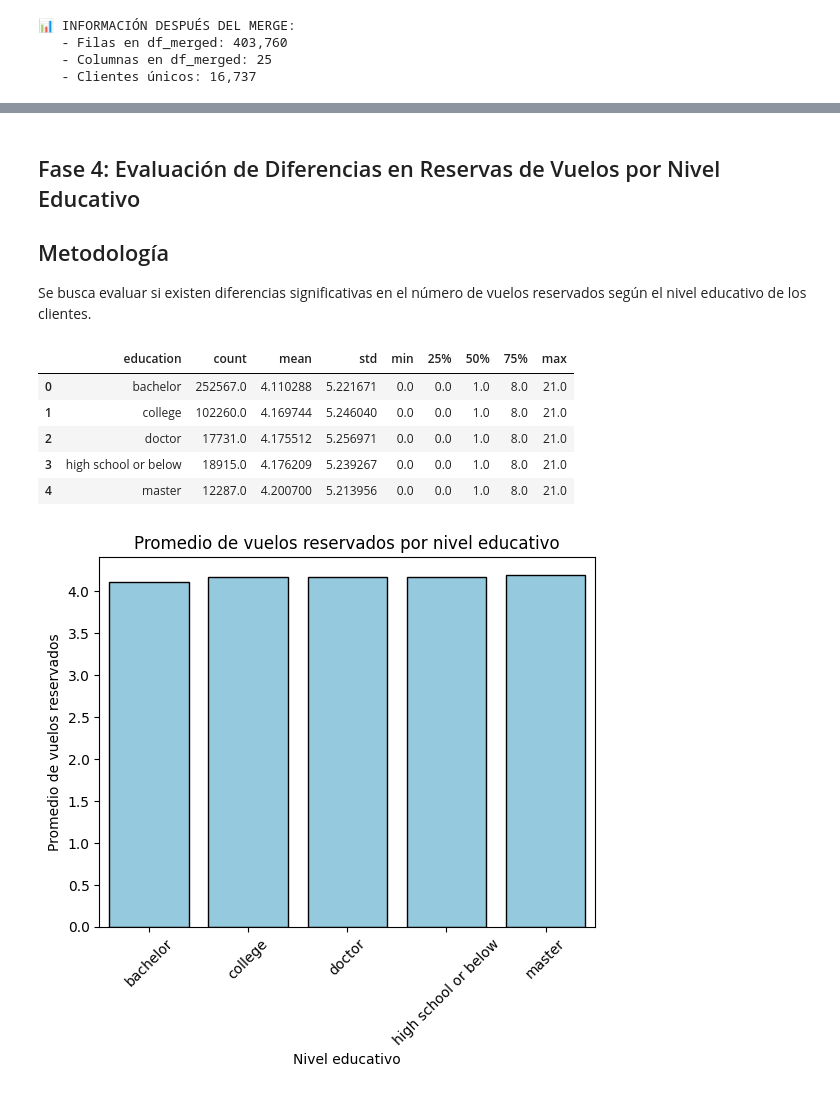
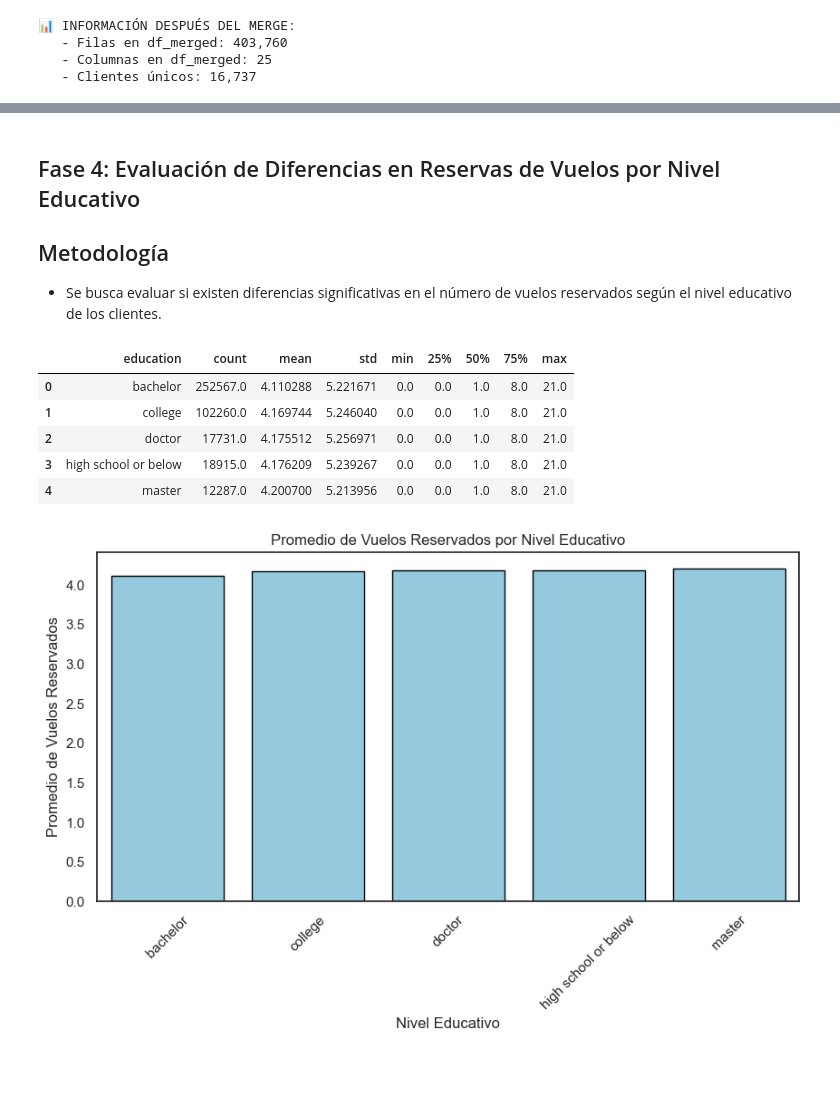
Before and after one commit to Adalab/bda-modulo-3-evaluacion-final-eaguilothio, a Jupyter notebook: evaluacion-final-eaguilothio.ipynb, the cells around one changed output, grey strips where cells are left out. Cells and saved outputs as stored; diff of their text form; code cells hidden in the pictures; blank space fills up the shorter version.

```diff
--- a/evaluacion-final-eaguilothio.ipynb
+++ b/evaluacion-final-eaguilothio.ipynb
@@ -1509,55 +1599,90 @@ plt.show()
 
 ## Metodología
 
-Se busca evaluar si existen diferencias significativas
-en el número de vuelos reservados
-según el nivel educativo de los clientes.
+- Se busca evaluar si existen diferencias significativas en el número de vuelos reservados según el nivel educativo de los clientes.
 # %%
+# ---------------------------------------------------------
 # 1. Preparación de Datos
-# Filtramos solo las columnas relevantes: 'flights_booked' y 'education'
+# ---------------------------------------------------------
 
+# Filtramos únicamente las columnas relevantes:
+# - flights_booked: número de vuelos reservados
+# - education: nivel educativo del cliente
 df_flights_education = df_merged[['flights_booked', 'education']]
-df_flights_education.head()  # comprobación rápida
+
+# Vista rápida para comprobar estructura
+df_flights_education.head()
 
 
+# ---------------------------------------------------------
 # 2. Análisis Descriptivo
-# Agrupamos por nivel educativo y calculamos estadísticas descriptivas
+# ---------------------------------------------------------
 
+# Agrupamos por nivel educativo y calculamos estadísticas descriptivas:
+# count, mean, std, min, quartiles, max
 df_stats_flights_by_education = (
     df_flights_education
     .groupby('education')['flights_booked']
     .describe()
     .reset_index()
 )
 
 display(df_stats_flights_by_education)
 
+# Interpretación preliminar:
+# - La media y la desviación estándar son similares entre niveles educativos.
+# - No se observan diferencias grandes en la dispersión.
+# - Esto sugiere que el nivel educativo podría no influir en la cantidad de vuelos reservados.
 
-# 3. Visualización con Seaborn: promedio de vuelos reservados por nivel educativo
 
+# ---------------------------------------------------------
+# 3. Visualización: Promedio de vuelos por nivel educativo
+# ---------------------------------------------------------
+
+# 3.1 Elegir estilo visual
+sns.set_theme(style="white")  # también puedes probar: "whitegrid", "darkgrid", "ticks"
+
+# 3.2 Crear el lienzo
+plt.figure(figsize=(10, 5))  # ancho amplio para evitar solapamiento de etiquetas
+
+# 3.3 Justificación del gráfico:
+# Un barplot es adecuado porque queremos comparar una variable numérica (media de vuelos)
+# entre categorías (niveles educativos). Permite ver diferencias de forma clara y directa.
+
+# 3.4 Dibujar el barplot
 sns.barplot(
     data=df_stats_flights_by_education,
     x='education',
     y='mean',
     color='skyblue',
     edgecolor='black'
 )
 
-plt.title('Promedio de vuelos reservados por nivel educativo')
-plt.xlabel('Nivel educativo')
-plt.ylabel('Promedio de vuelos reservados')
+# 3.5 Añadir título y etiquetas
+plt.title('Promedio de Vuelos Reservados por Nivel Educativo')
+plt.xlabel('Nivel Educativo')
+plt.ylabel('Promedio de Vuelos Reservados')
 plt.xticks(rotation=45)
+
+# 3.6 Mostrar gráfica
 plt.show()
 
-# Interpretación:
-# No se observan diferencias significativas en el promedio de vuelos reservados según nivel educativo.
-# Todos los grupos presentan medias y desviaciones similares, lo que sugiere un comportamiento homogéneo.
-# El nivel educativo no parece influir de forma clara en la cantidad de vuelos reservados.
+
+# ---------------------------------------------------------
+# 4. Interpretación Final
+# ---------------------------------------------------------
+
+# A partir de la tabla descriptiva y la visualización:
+# - No se observan diferencias significativas entre los niveles educativos.
+# - Las medias son muy similares y la variabilidad dentro de cada grupo también.
+# - Esto indica un comportamiento homogéneo:
+#   el nivel educativo NO parece influir
+#   en la cantidad de vuelos reservados por los clientes.
 # %% [output]
 |  | education | count | mean | std | min | 25% | 50% | 75% | max |
 | 0 | bachelor | 252567.0 | 4.110288 | 5.221671 | 0.0 | 0.0 | 1.0 | 8.0 | 21.0 |
 | 1 | college | 102260.0 | 4.169744 | 5.246040 | 0.0 | 0.0 | 1.0 | 8.0 | 21.0 |
 | 2 | doctor | 17731.0 | 4.175512 | 5.256971 | 0.0 | 0.0 | 1.0 | 8.0 | 21.0 |
 | 3 | high school or below | 18915.0 | 4.176209 | 5.239267 | 0.0 | 0.0 | 1.0 | 8.0 | 21.0 |
 | 4 | master | 12287.0 | 4.200700 | 5.213956 | 0.0 | 0.0 | 1.0 | 8.0 | 21.0 |
-[figure, old version]
+[figure, new version]
```
Also changed, not shown: parts of 15 cells of this notebook.
